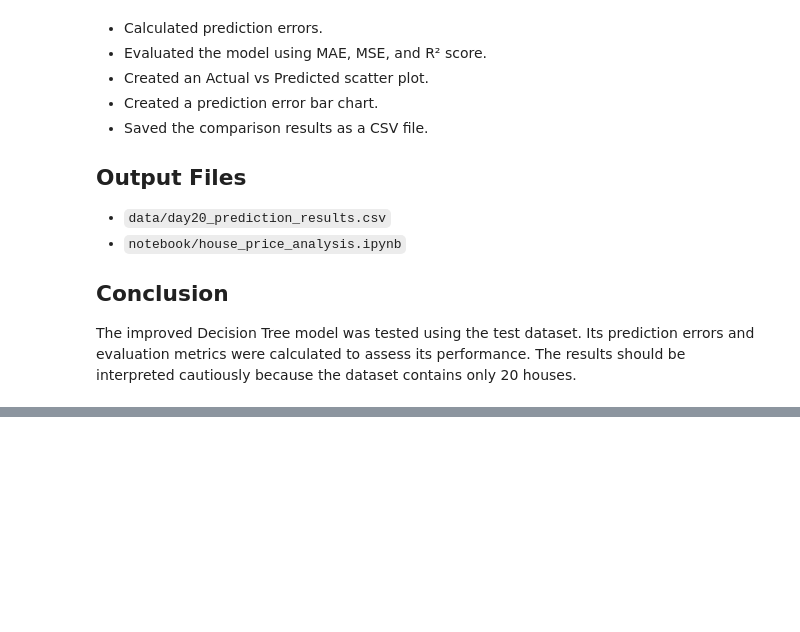
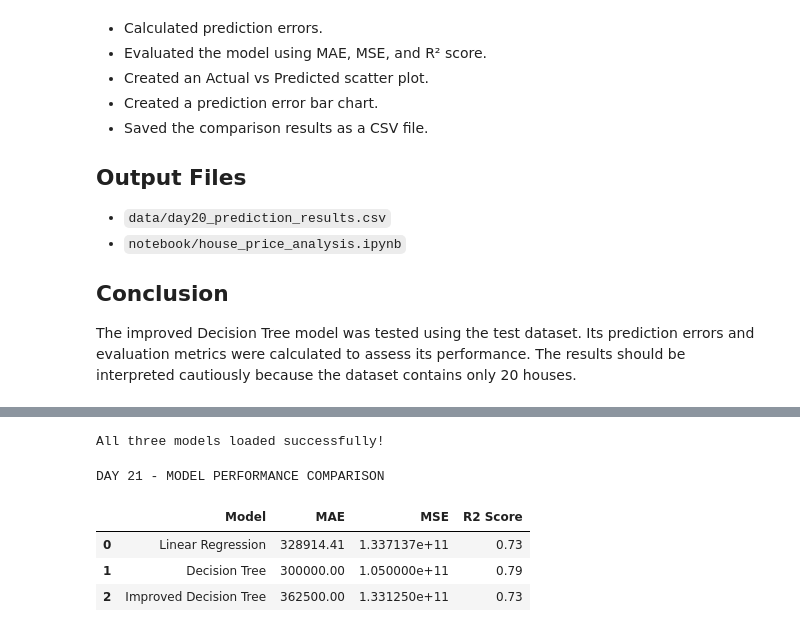
Before and after one commit to gyanaranjanj360-debug/Python-internship, a Jupyter notebook: notebook/house_price_analysis.ipynb, the cells around one changed output, grey strips where cells are left out. Cells and saved outputs as stored; diff of their text form; code cells hidden in the pictures; blank space fills up the shorter version.

```diff
--- a/notebook/house_price_analysis.ipynb
+++ b/notebook/house_price_analysis.ipynb
@@ -2790,0 +2827,56 @@ The improved Decision Tree model was tested using the test dataset. Its predicti
+# %%
+import joblib
+
+# Load the three saved models
+linear_model = joblib.load("../src/house_price_model.pkl")
+
+decision_tree_model = joblib.load(
+    "../src/decision_tree_model.pkl"
+)
+
+improved_model = joblib.load(
+    "../src/improved_house_price_model.pkl"
+)
+
+print("All three models loaded successfully!")
+# %% [output]
+All three models loaded successfully!
+# %%
+from sklearn.metrics import (
+    mean_absolute_error,
+    mean_squared_error,
+    r2_score
+)
+
+models = {
+    "Linear Regression": linear_model,
+    "Decision Tree": decision_tree_model,
+    "Improved Decision Tree": improved_model
+}
+
+results = []
+
+for model_name, model in models.items():
+    predictions = model.predict(X_test)
+
+    mae = mean_absolute_error(y_test, predictions)
+    mse = mean_squared_error(y_test, predictions)
+    r2 = r2_score(y_test, predictions)
+
+    results.append({
+        "Model": model_name,
+        "MAE": mae,
+        "MSE": mse,
+        "R2 Score": r2
+    })
+
+comparison_results = pd.DataFrame(results)
+
+print("DAY 21 - MODEL PERFORMANCE COMPARISON")
+display(comparison_results.round(2))
+# %% [output]
+DAY 21 - MODEL PERFORMANCE COMPARISON
+|  | Model | MAE | MSE | R2 Score |
+| 0 | Linear Regression | 328914.41 | 1.337137e+11 | 0.73 |
+| 1 | Decision Tree | 300000.00 | 1.050000e+11 | 0.79 |
+| 2 | Improved Decision Tree | 362500.00 | 1.331250e+11 | 0.73 |
```
Also changed, not shown: parts of 5 cells of this notebook, 1 other file.
